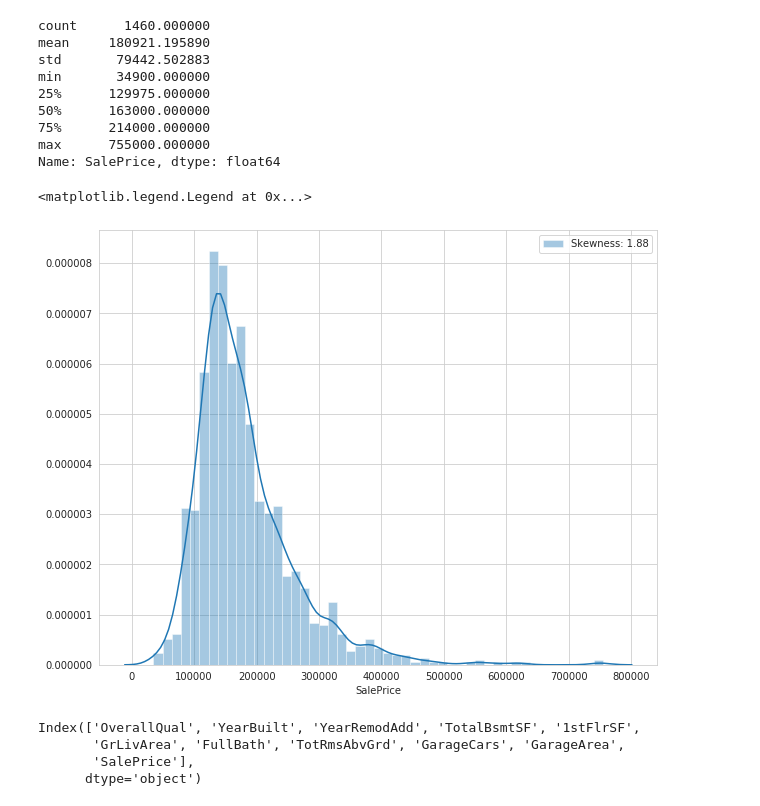
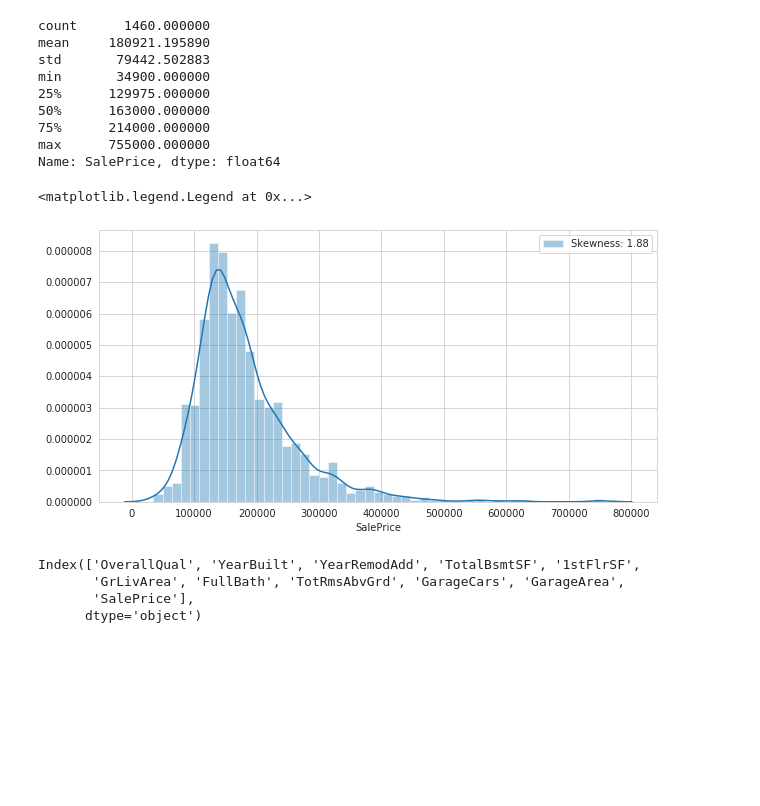
Before and after one commit to bhushanyadav07/House-Prices-Advanced-Regression-Techniques, a Jupyter notebook: train_data.ipynb, the cells around one changed output. Drawn from its saved outputs; the diff is of its cells as text; code cells hidden in the pictures; blank space fills up the shorter version.

```diff
--- a/train_data.ipynb
+++ b/train_data.ipynb
@@ -236,12 +236,12 @@ min       34900.000000
 max      755000.000000
 Name: SalePrice, dtype: float64
 # %%
-plt.figure(figsize=(10,8))
+plt.figure(figsize=(10,5))
 bar = sns.distplot(df_train["SalePrice"])
 bar.legend(["Skewness: {:.2f}".format(df_train['SalePrice'].skew())])
 # %% [output]
 <matplotlib.legend.Legend at 0x...>
-[figure, old version]
+[figure, new version]
 # %%
 # correlation heatmap of higly correlated features with SalePrice
 hig_corr = df_train.corr()
```
Also changed, not shown: parts of 69 cells of this notebook.
